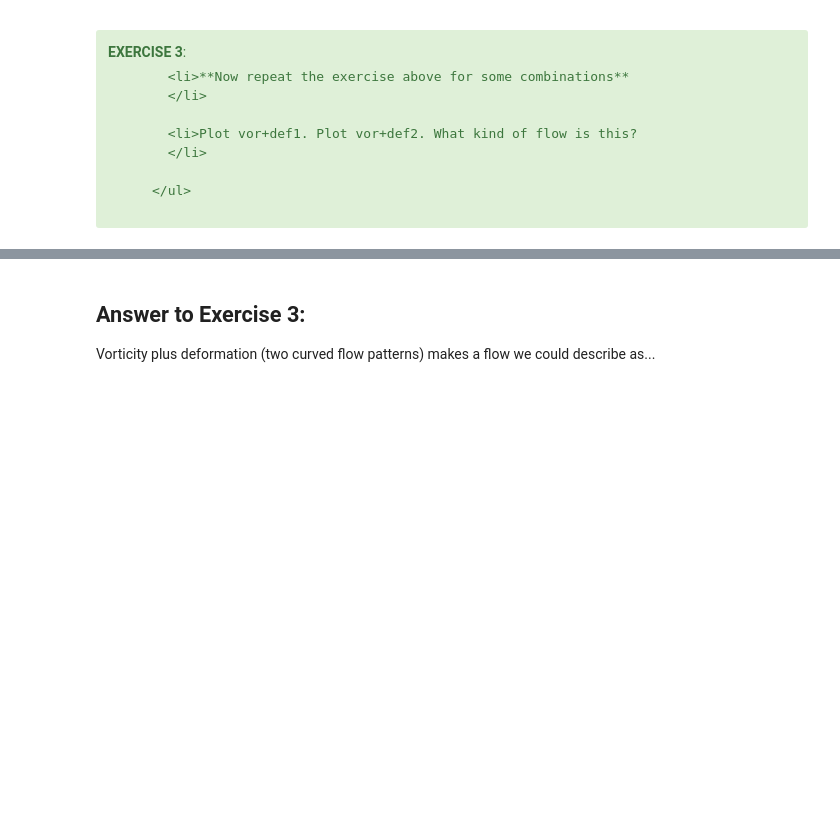
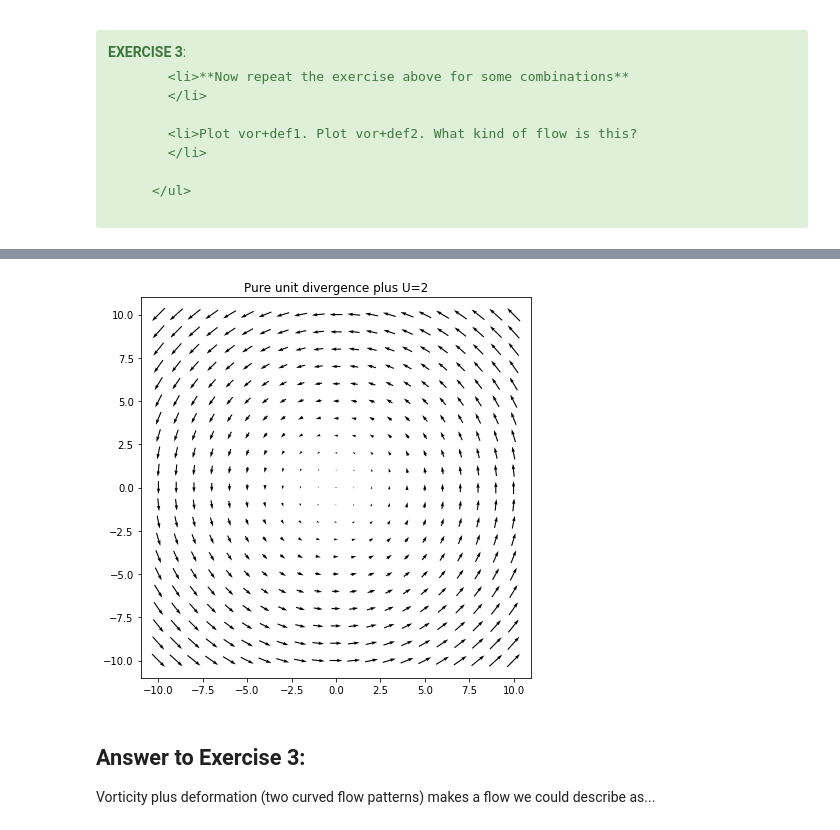
Before and after one commit to weiming9115/ATM651_IntroAtmDynamics, a Jupyter notebook: Unit1-Terminology_and_Tools/HW/Kinematics_pure-python.ipynb, the cells around one changed output, grey strips where cells are left out. Saved outputs shown, nothing was run; the diff lists cells and outputs as text; code cells hidden in the pictures; blank space fills up the shorter version.

```diff
--- a/Unit1-Terminology_and_Tools/HW/Kinematics_pure-python.ipynb
+++ b/Unit1-Terminology_and_Tools/HW/Kinematics_pure-python.ipynb
@@ -134,7 +134,7 @@ plt.show()
 # Define the display field udisp,vdisp and give it a label.
 # Edit-> Copy and paste this cell, then adjust the top 2 lines for the other cases
 
-udisp,vdisp =
+udisp,vdisp = uvor , vvor
 label = 'Pure unit divergence plus U=2'
 
 
@@ -148,3 +147,4 @@ SyntaxError: invalid syntax (<ipython-input-4-0a63e4a15c69>, line 4)
+[figure, added]
 # %% [markdown]
 ## Answer to Exercise 3:
 
```
Also changed, not shown: parts of 1 cell of this notebook.
